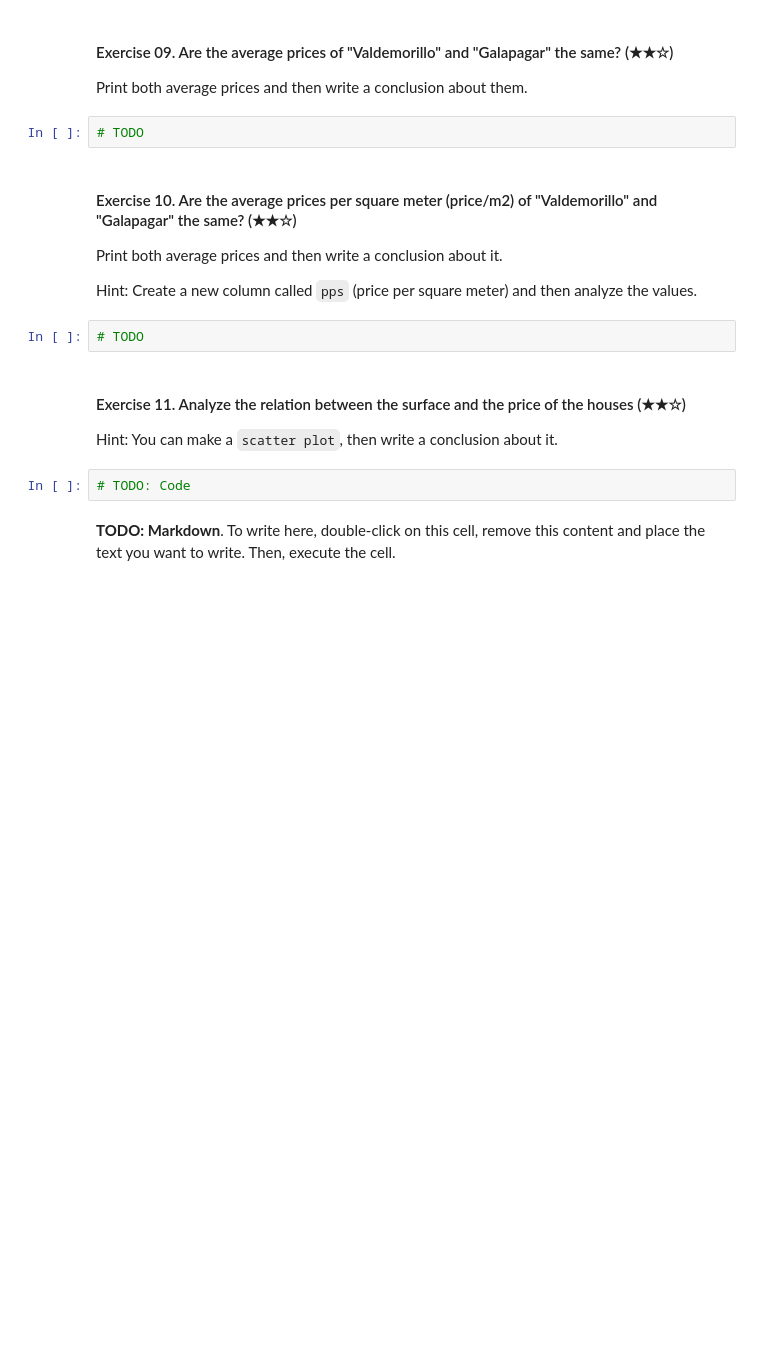
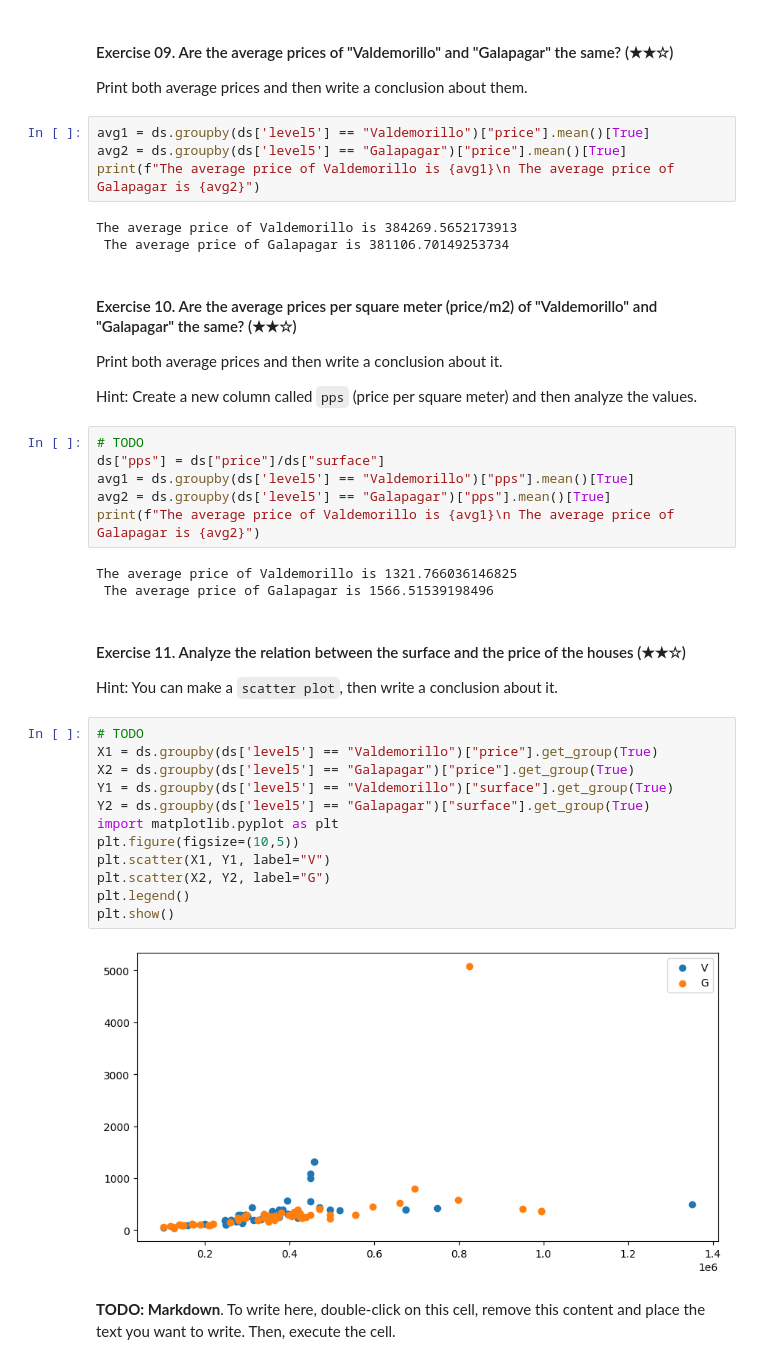
Before and after one commit to 4GeeksAcademy/burton78realestate-datacleanup-exercise, a Jupyter notebook: project.ipynb, the cells around one changed output. Saved outputs shown, nothing was run; the diff lists cells and outputs as text; blank space fills up the shorter version.

```diff
--- a/project.ipynb
+++ b/project.ipynb
@@ -97,7 +216,12 @@ Print the histogram of the prices and write in the Markdown cell a brief analysi
 
 Print both average prices and then write a conclusion about them.
 # %%
-# TODO
+avg1 = ds.groupby(ds['level5'] == "Valdemorillo")["price"].mean()[True]
+avg2 = ds.groupby(ds['level5'] == "Galapagar")["price"].mean()[True]
+print(f"The average price of Valdemorillo is {avg1}\n The average price of Galapagar is {avg2}")
+# %% [output]
+The average price of Valdemorillo is 384269.5652173913
+ The average price of Galapagar is 381106.70149253734
 # %% [markdown]
 #### Exercise 10. Are the average prices per square meter (price/m2) of "Valdemorillo" and "Galapagar" the same? (★★☆)
 
@@ -106,12 +230,31 @@ Print both average prices and then write a conclusion about it.
 Hint: Create a new column called `pps` (price per square meter) and then analyze the values.
 # %%
 # TODO
+ds["pps"] = ds["price"]/ds["surface"]
+avg1 = ds.groupby(ds['level5'] == "Valdemorillo")["pps"].mean()[True]
+avg2 = ds.groupby(ds['level5'] == "Galapagar")["pps"].mean()[True]
+print(f"The average price of Valdemorillo is {avg1}\n The average price of Galapagar is {avg2}")
+# %% [output]
+The average price of Valdemorillo is 1321.766036146825
+ The average price of Galapagar is 1566.51539198496
 # %% [markdown]
 #### Exercise 11. Analyze the relation between the surface and the price of the houses (★★☆)
 
 Hint: You can make a `scatter plot`, then write a conclusion about it.
 # %%
-# TODO: Code
+# TODO
+X1 = ds.groupby(ds['level5'] == "Valdemorillo")["price"].get_group(True)
+X2 = ds.groupby(ds['level5'] == "Galapagar")["price"].get_group(True)
+Y1 = ds.groupby(ds['level5'] == "Valdemorillo")["surface"].get_group(True)
+Y2 = ds.groupby(ds['level5'] == "Galapagar")["surface"].get_group(True)
+import matplotlib.pyplot as plt
+plt.figure(figsize=(10,5))
+plt.scatter(X1, Y1, label="V")
+plt.scatter(X2, Y2, label="G")
+plt.legend()
+plt.show()
+# %% [output]
+[figure, added]
 # %% [markdown]
 **TODO: Markdown**. To write here, double-click on this cell, remove this content and place the text you want to write. Then, execute the cell.
 # %% [markdown]
```
Also changed, not shown: parts of 25 cells of this notebook.
